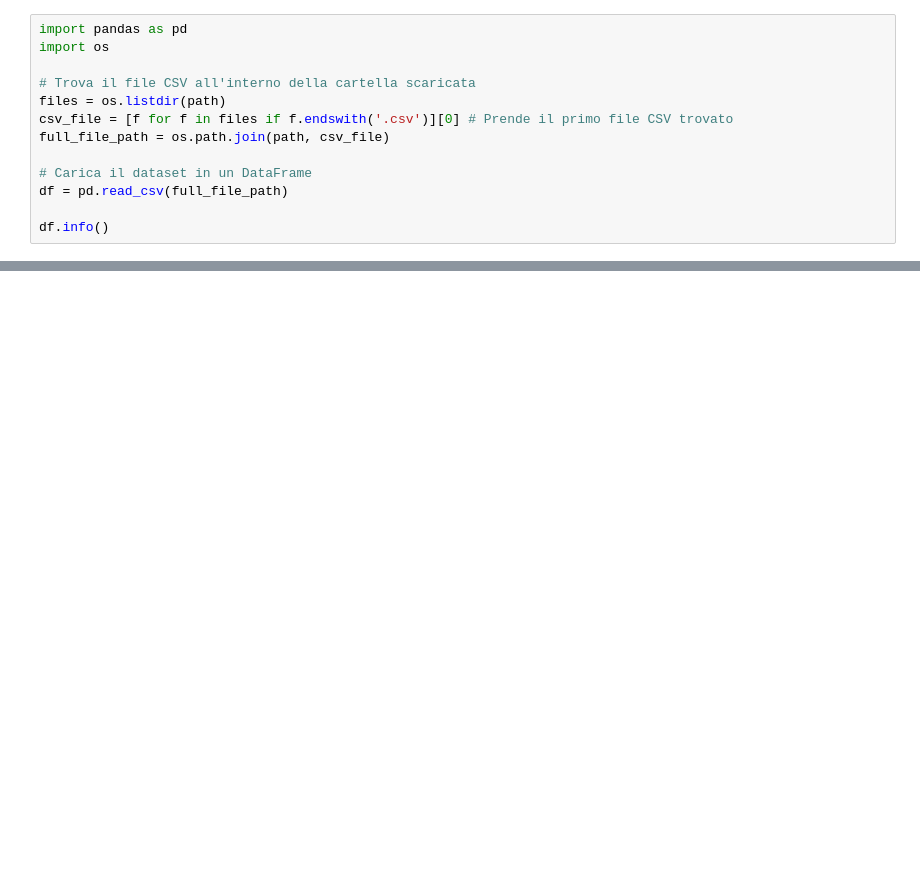
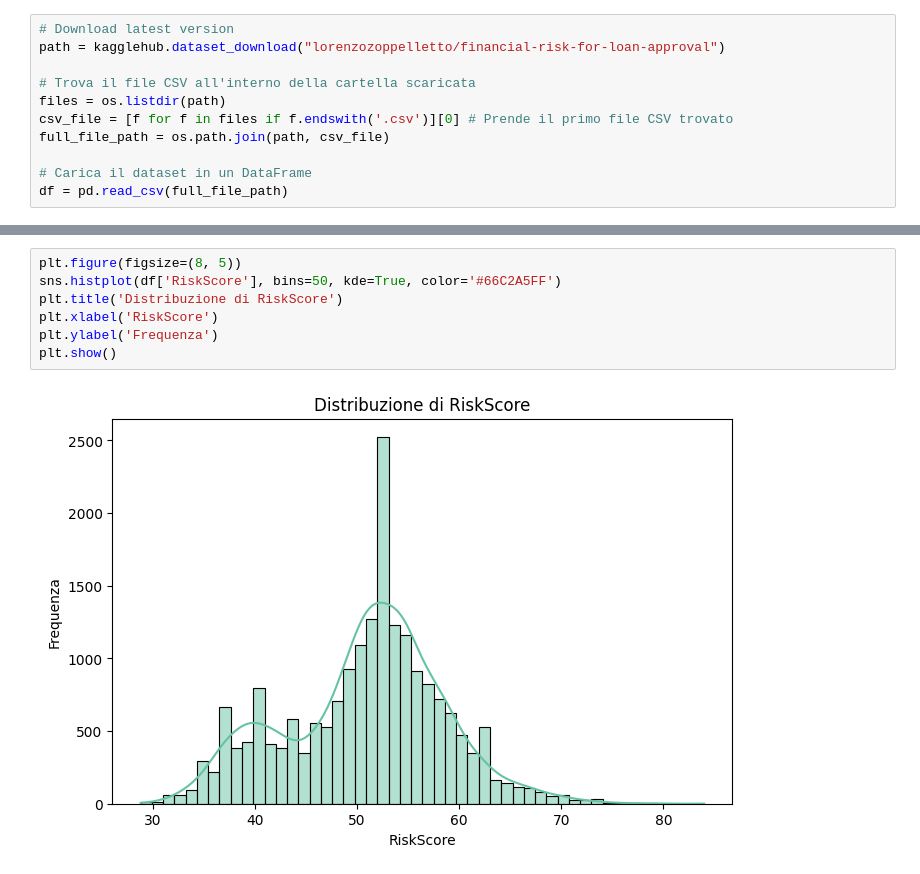
Before and after one commit to MatteoGiuseppetti/Credit_Scoring, a Jupyter notebook: Notebook.ipynb, the cells around one changed output, grey strips where cells are left out. Cells and saved outputs as stored; diff of their text form; blank space fills up the shorter version.

```diff
--- a/Notebook.ipynb
+++ b/Notebook.ipynb
@@ -10,6 +15,6 @@ Path to dataset files: C:\Users\Matti\.cache\kagglehub\datasets\parisrohan\credi
 # %%
-import pandas as pd
-import os
+# Download latest version
+path = kagglehub.dataset_download("lorenzozoppelletto/financial-risk-for-loan-approval")
 
 # Trova il file CSV all'interno della cartella scaricata
 files = os.listdir(path)
@@ -18,5 +23,3 @@ full_file_path = os.path.join(path, csv_file)
 
 # Carica il dataset in un DataFrame
 df = pd.read_csv(full_file_path)
-
-df.info()
@@ -40,0 +87,9 @@ memory usage: 10.3 MB
+# %%
+plt.figure(figsize=(8, 5))
+sns.histplot(df['RiskScore'], bins=50, kde=True, color='#66C2A5FF')
+plt.title('Distribuzione di RiskScore')
+plt.xlabel('RiskScore')
+plt.ylabel('Frequenza')
+plt.show()
+# %% [output]
+[figure, added]
```
Also changed, not shown: parts of 29 cells of this notebook.
